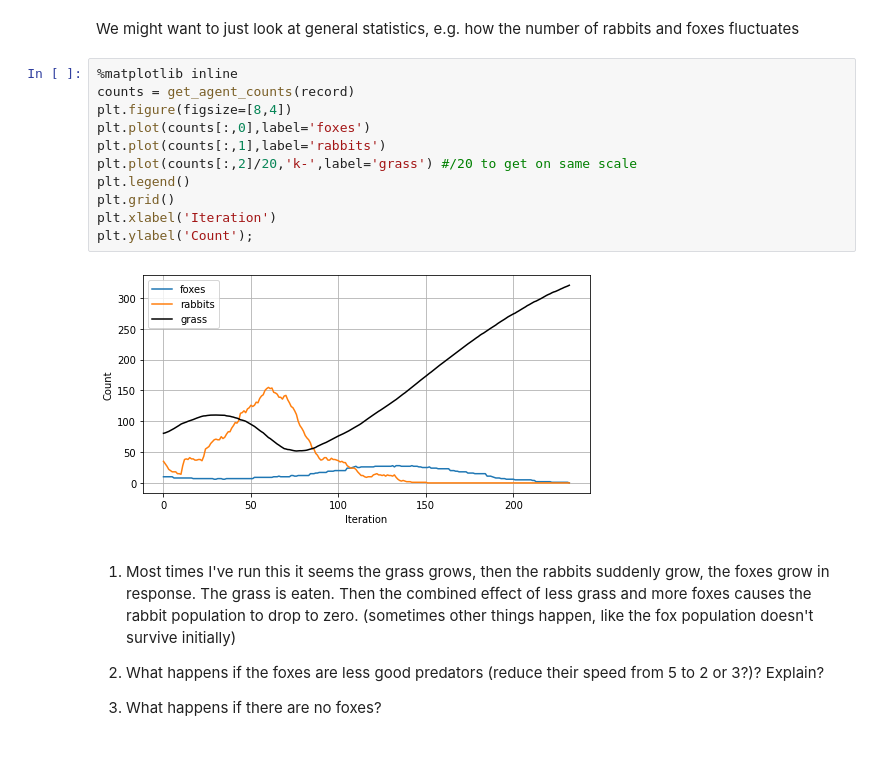
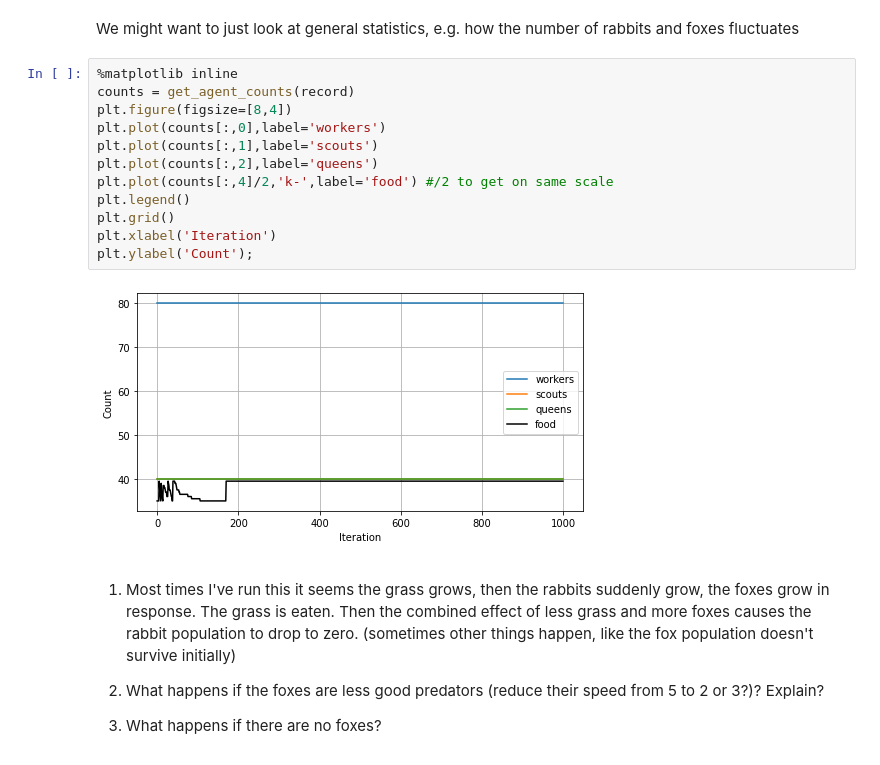
Before and after one commit to aung9htet/com3001_project, a Jupyter notebook: ecolab3-modified/jupyter/Demo.ipynb, the cells around one changed output. Saved outputs shown, nothing was run; the diff lists cells and outputs as text.

```diff
--- a/ecolab3-modified/jupyter/Demo.ipynb
+++ b/ecolab3-modified/jupyter/Demo.ipynb
@@ -83,16 +75,17 @@ We might want to just look at general statistics, e.g. how the number of rabbits
 # %%
 %matplotlib inline
 counts = get_agent_counts(record)
 plt.figure(figsize=[8,4])
-plt.plot(counts[:,0],label='foxes')
-plt.plot(counts[:,1],label='rabbits')
-plt.plot(counts[:,2]/20,'k-',label='grass') #/20 to get on same scale
+plt.plot(counts[:,0],label='workers')
+plt.plot(counts[:,1],label='scouts')
+plt.plot(counts[:,2],label='queens')
+plt.plot(counts[:,4]/2,'k-',label='food') #/2 to get on same scale
 plt.legend()
 plt.grid()
 plt.xlabel('Iteration')
 plt.ylabel('Count');
 # %% [output]
-[figure, old version]
+[figure, new version]
 # %% [markdown]
 1) Most times I've run this it seems the grass grows, then the rabbits suddenly grow, the foxes grow in response. The grass is eaten. Then the combined effect of less grass and more foxes causes the rabbit population to drop to zero. (sometimes other things happen, like the fox population doesn't survive initially)
 
```
Also changed, not shown: parts of 4 cells of this notebook, 2 other files.
